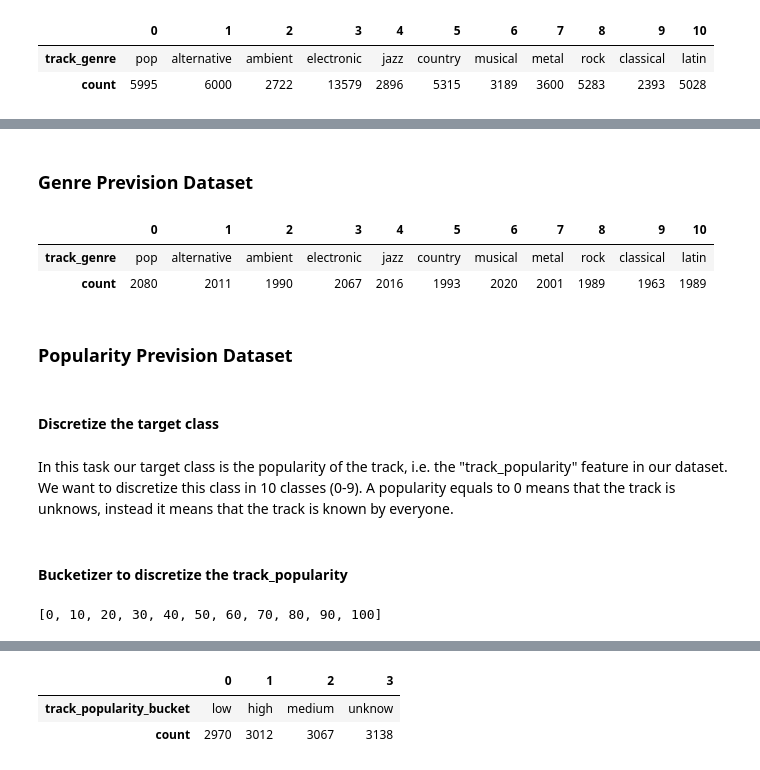
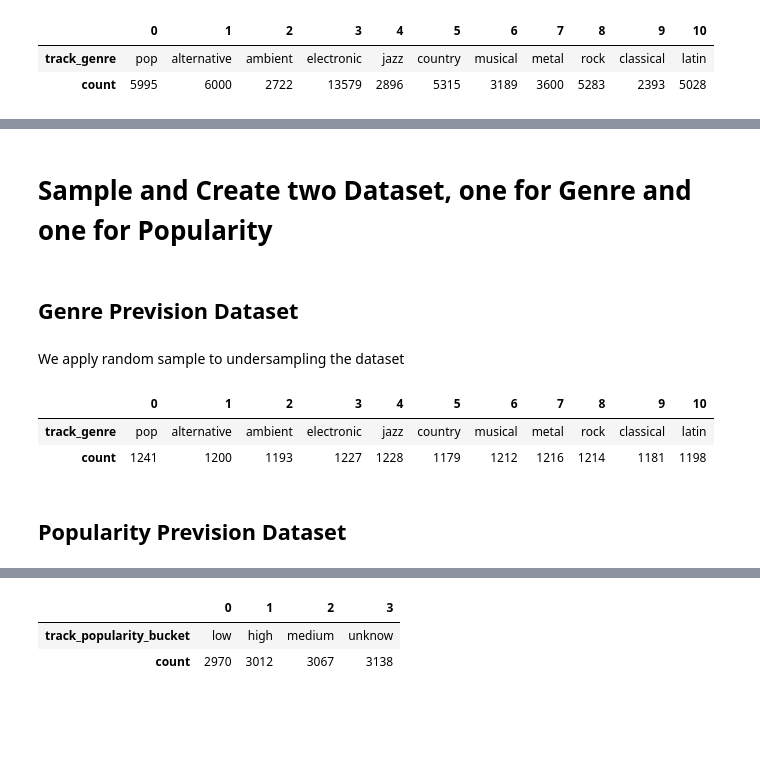
Before and after one commit to AndreaBe99/big-data-project, a Jupyter notebook: spotify_genre_popularity_model_pyspark.ipynb, the cells around one changed output, grey strips where cells are left out. Cells and saved outputs as stored; diff of their text form; code cells hidden in the pictures; blank space fills up the shorter version.

Commit message:
Add playlist dataset and updated notebook

```diff
--- a/spotify_genre_popularity_model_pyspark.ipynb
+++ b/spotify_genre_popularity_model_pyspark.ipynb
@@ -366,0 +409,12 @@ spotify_tracks = spotify_tracks.dropna()
+# %%
+
+columns = ["audio_acousticness","audio_danceability","audio_energy","audio_speechiness","audio_liveness","audio_valence"]
+plt.figure(figsize=(40,10))
+for c in columns:
+    x = spotify_tracks_pd.groupby('year')[c].mean()
+    sns.lineplot(x.index,x,label=c)
+plt.title('Audio characteristics over the years')
+plt.xlabel('Year')
+plt.ylabel('Characteristics')
+plt.legend(fancybox=True, framealpha=1, shadow=True, borderpad=1, prop={'size': 10}, loc = 'upper right')
+plt.show()
@@ -391 +532,4 @@ map_genre_inv = invert_dict(map_genre)
+# %%
+if map_genre_inv == {}:
+  map_genre_inv = invert_dict()
 # %%
@@ -406,0 +564,8 @@ spotify_tracks.groupBy('track_genre').count().toPandas().transpose()
+# %%
+buck = Bucketizer(splits=splits,inputCol="track_popularity",outputCol="track_popularity_bucket")
+spotify_tracks = buck.transform(spotify_tracks)
+
+# Delete track_popularity column
+spotify_tracks = spotify_tracks.drop("track_popularity")
+
+spotify_tracks.groupBy('track_popularity_bucket').count().show()
@@ -406,0 +586,13 @@ spotify_tracks.groupBy('track_genre').count().toPandas().transpose()
+# %%
+# now we want named for each bucket
+# if 1 < popularity <= 3: low
+# if 3 < popularity <= 5: medium
+# if 5 < popularity <= 9: high
+
+# to perform this operation we use udf that allows to create a new column with
+# bucket names
+
+t = {0.0:"unknow", 1.0:"low", 2.0:"low", 3.0:"medium", 4.0:"medium", 5.0:"medium",
+     6.0:"high", 7.0:"high", 8.0:"high", 9.0:"high"}
+udf_foo = udf(lambda x: t[x], StringType())
+spotify_tracks = spotify_tracks.withColumn("track_popularity_bucket", udf_foo("track_popularity_bucket"))
@@ -411,33 +609,28 @@ DataFrame[track_name: string, track_explicit: boolean, track_popularity: int, al
+# %% [markdown]
+# Sample and Create two Dataset, one for Genre and one for Popularity
 # %% [markdown]
-### Genre Prevision Dataset
+## Genre Prevision Dataset
+# %% [markdown]
+We apply random sample to undersampling the dataset
 # %%
 # Balance and create dataset for genre prevision
 fractions_dict = spotify_tracks.groupBy('track_genre').count().toPandas().to_dict()
 
 fraction = {}
 for genre in fractions_dict["track_genre"]:
   g = fractions_dict["track_genre"][genre]
-  # fraction[g] = fractions_dict["count"][genre] / spotify_tracks.count()
-  fraction[g] = 2000 / fractions_dict["count"][genre]
+  # fraction[g] = 2000 / fractions_dict["count"][genre]
+  fraction[g] = 1200 / fractions_dict["count"][genre]
 
 del fractions_dict
+
+
+
 spotify_tracks_genre = spotify_tracks.sampleBy("track_genre", fractions=fraction, seed=0)
 spotify_tracks_genre.groupBy('track_genre').count().toPandas().transpose()
 # %% [output]
 |  | 0 | 1 | 2 | 3 | 4 | 5 | 6 | 7 | 8 | 9 | 10 |
 | track_genre | pop | alternative | ambient | electronic | jazz | country | musical | metal | rock | classical | latin |
-| count | 2080 | 2011 | 1990 | 2067 | 2016 | 1993 | 2020 | 2001 | 1989 | 1963 | 1989 |
+| count | 1241 | 1200 | 1193 | 1227 | 1228 | 1179 | 1212 | 1216 | 1214 | 1181 | 1198 |
 # %% [markdown]
-### Popularity Prevision Dataset
+## Popularity Prevision Dataset
-# %% [markdown]
-#### **Discretize the target class**
-# %% [markdown]
-In this task our target class is the popularity of the track, i.e. the "track_popularity" feature in our dataset. We want to discretize this class in 10 classes (0-9). A popularity equals to 0 means that the track is unknows, instead it means that the track is known by everyone.
-# %% [markdown]
-#### Bucketizer to discretize the track_popularity
-# %%
-splits = [i for i in range(0,101)]
-splits = splits[::10]
-splits
-# %% [output]
-[0, 10, 20, 30, 40, 50, 60, 70, 80, 90, 100]
```
Also changed, not shown: parts of 119 cells of this notebook, 2 other files.
